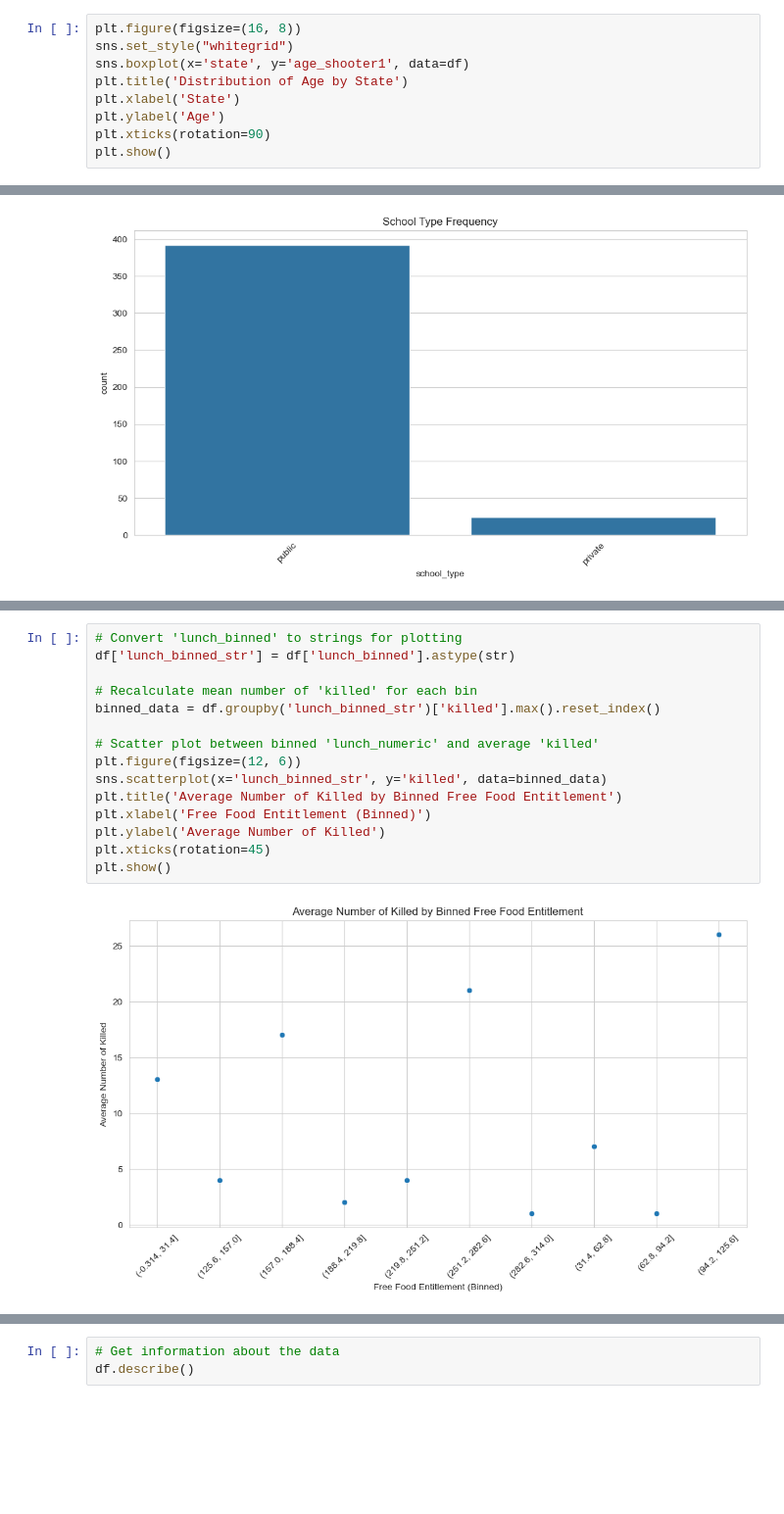
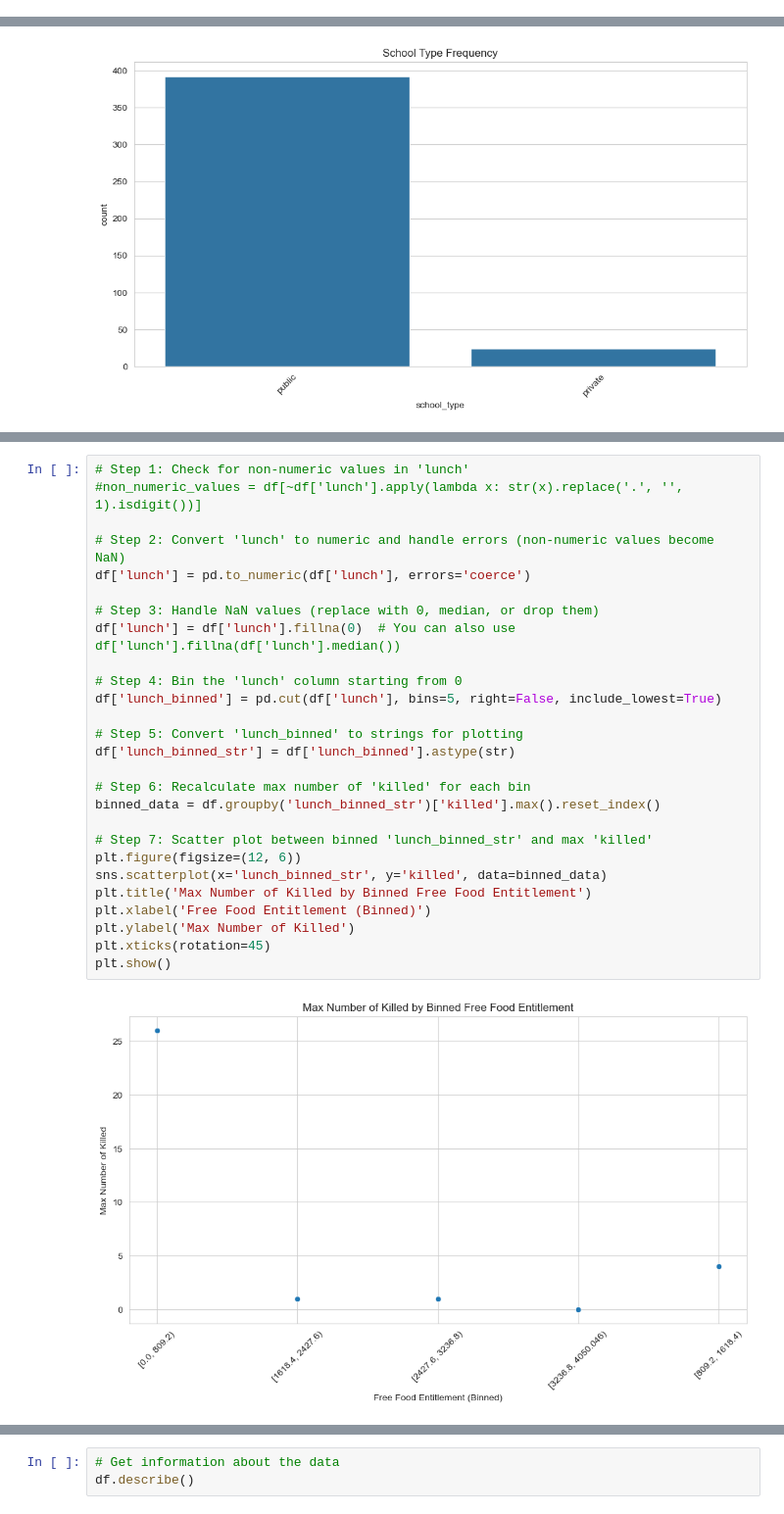
Before and after one commit to AhmadAlkaseb/BI, a Jupyter notebook: MiniProjekt3/Data/MiniProjekt3v1.ipynb, the cells around one changed output, grey strips where cells are left out. Shown at 98% size. Saved outputs shown, nothing was run; the diff lists cells and outputs as text; blank space fills up the shorter version.

```diff
--- a/MiniProjekt3/Data/MiniProjekt3v1.ipynb
+++ b/MiniProjekt3/Data/MiniProjekt3v1.ipynb
@@ -248,12 +248,3 @@ plt.xticks(rotation=90)
 plt.show()
 # %% [output]
 [figure]
-# %%
-plt.figure(figsize=(16, 8))
-sns.set_style("whitegrid")
-sns.boxplot(x='state', y='age_shooter1', data=df)
-plt.title('Distribution of Age by State')
-plt.xlabel('State')
-plt.ylabel('Age')
-plt.xticks(rotation=90)
-plt.show()
@@ -341,17 +294,29 @@ plt.show()
 # %%
-# Convert 'lunch_binned' to strings for plotting
+# Step 1: Check for non-numeric values in 'lunch'
+#non_numeric_values = df[~df['lunch'].apply(lambda x: str(x).replace('.', '', 1).isdigit())]
+
+# Step 2: Convert 'lunch' to numeric and handle errors (non-numeric values become NaN)
+df['lunch'] = pd.to_numeric(df['lunch'], errors='coerce')
+
+# Step 3: Handle NaN values (replace with 0, median, or drop them)
+df['lunch'] = df['lunch'].fillna(0)  # You can also use df['lunch'].fillna(df['lunch'].median())
+
+# Step 4: Bin the 'lunch' column starting from 0
+df['lunch_binned'] = pd.cut(df['lunch'], bins=5, right=False, include_lowest=True)
+
+# Step 5: Convert 'lunch_binned' to strings for plotting
 df['lunch_binned_str'] = df['lunch_binned'].astype(str)
 
-# Recalculate mean number of 'killed' for each bin
+# Step 6: Recalculate max number of 'killed' for each bin
 binned_data = df.groupby('lunch_binned_str')['killed'].max().reset_index()
 
-# Scatter plot between binned 'lunch_numeric' and average 'killed'
+# Step 7: Scatter plot between binned 'lunch_binned_str' and max 'killed'
 plt.figure(figsize=(12, 6))
 sns.scatterplot(x='lunch_binned_str', y='killed', data=binned_data)
-plt.title('Average Number of Killed by Binned Free Food Entitlement')
+plt.title('Max Number of Killed by Binned Free Food Entitlement')
 plt.xlabel('Free Food Entitlement (Binned)')
-plt.ylabel('Average Number of Killed')
+plt.ylabel('Max Number of Killed')
 plt.xticks(rotation=45)
 plt.show()
 # %% [output]
-[figure, old version]
+[figure, new version]
```
Also changed, not shown: parts of 13 cells of this notebook.
